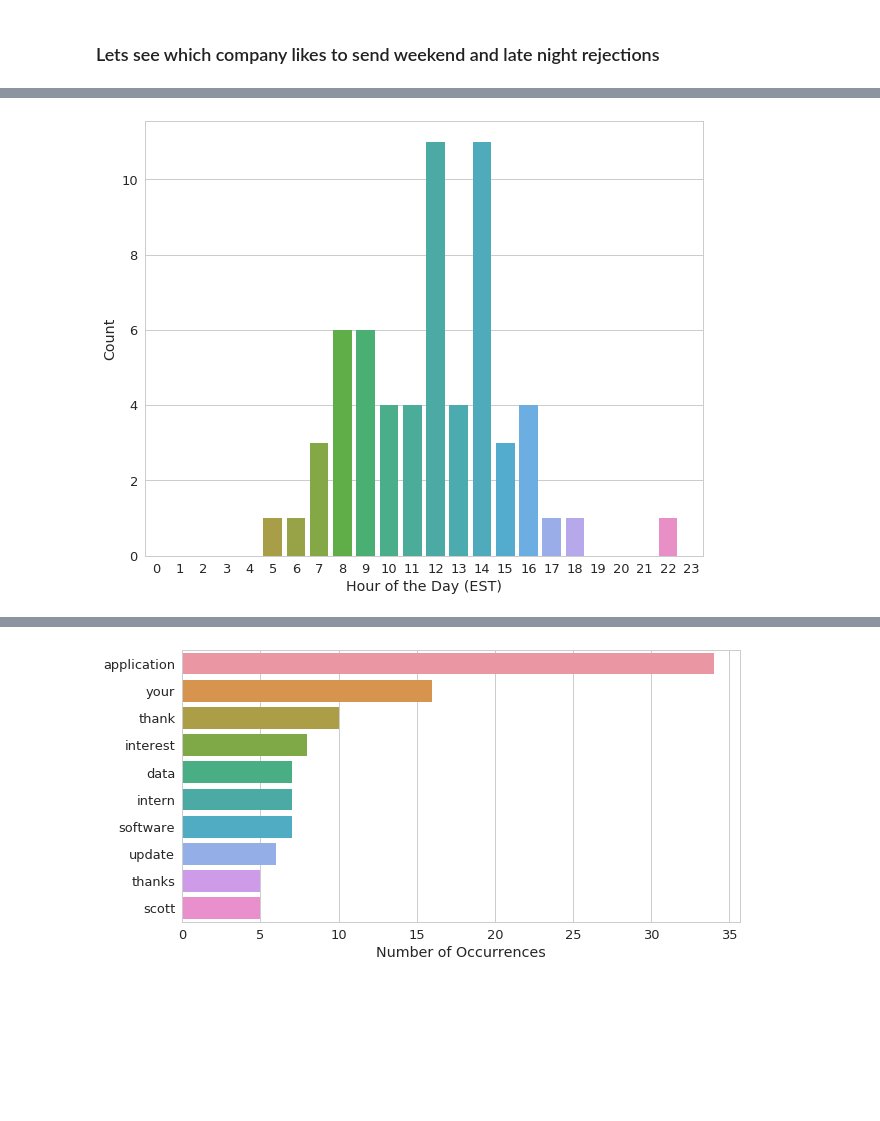
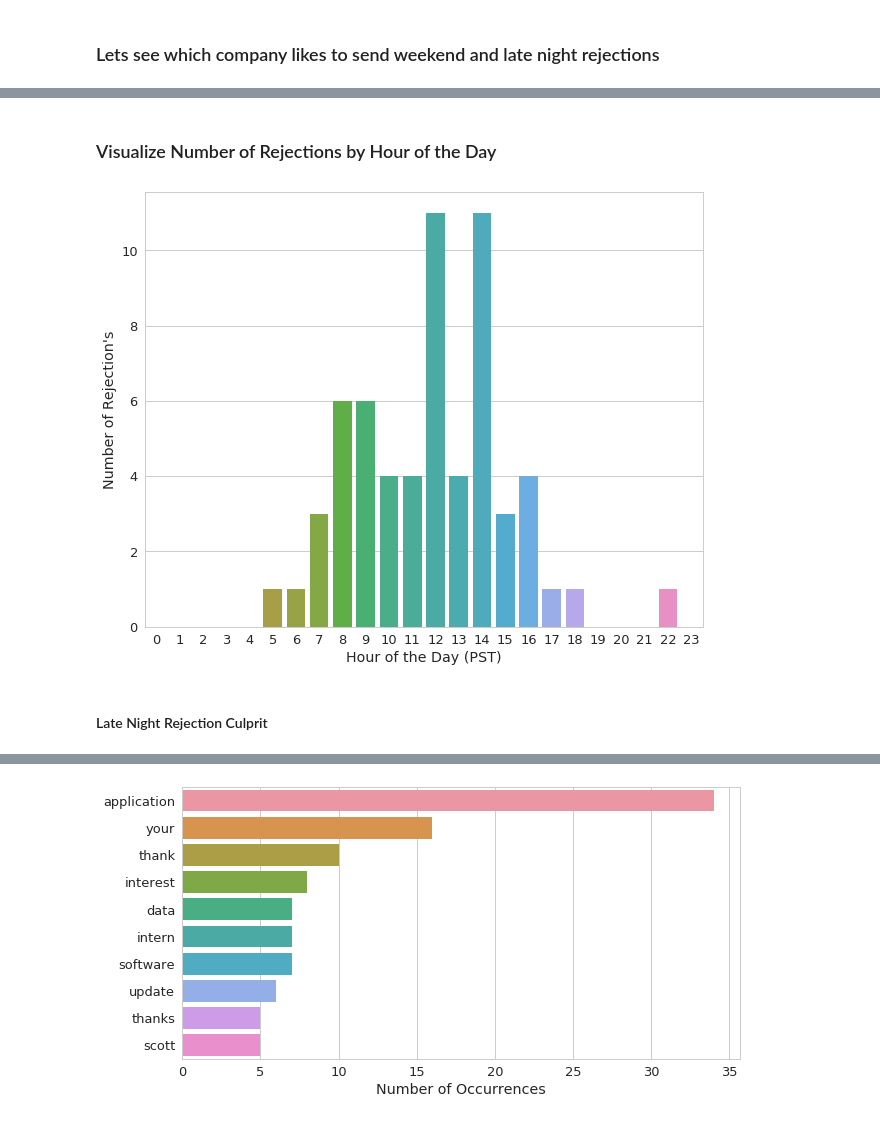
Before and after one commit to HvyD/Rejection-Letter-Analysis, a Jupyter notebook: Job Rejection Letter Analysis.ipynb, the cells around one changed output, grey strips where cells are left out. Saved outputs shown, nothing was run; the diff lists cells and outputs as text; code cells hidden in the pictures; blank space fills up the shorter version.

```diff
--- a/Job Rejection Letter Analysis.ipynb
+++ b/Job Rejection Letter Analysis.ipynb
@@ -142,10 +105,15 @@ Your TripAdvisor Recruiters
+# %% [markdown]
+### Visualize Number of Rejections by Hour of the Day
 # %%
 #Visualization
 plt.figure(figsize=(10,8))
 sns.countplot(df['Hour'], order=np.arange(0,24));
-plt.xlabel('Hour of the Day (EST)')
-plt.ylabel('Count');
+plt.xlabel('Hour of the Day (PST)')
+plt.ylabel("Number of Rejection's")
+plt.show()
 # %% [output]
-[figure, old version]
+[figure, new version]
+# %% [markdown]
+#### Late Night Rejection Culprit
 # %%
 late = df.loc[df['Hour'] == 22]
```
Also changed, not shown: parts of 28 cells of this notebook.
